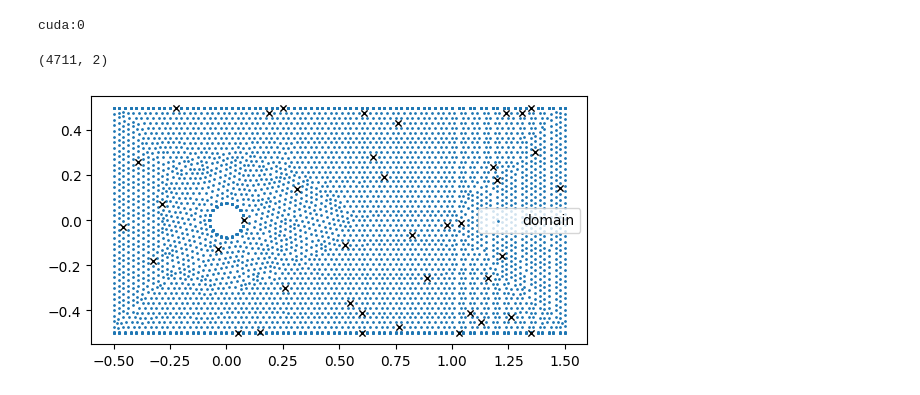
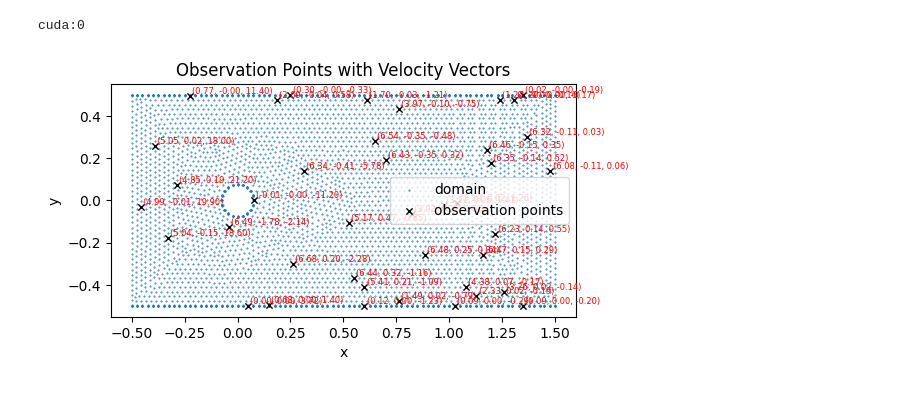
Before and after one commit to JMacoustic/prob2, a Jupyter notebook: NV_inverse_skeleton.ipynb, the cells around one changed output. Saved outputs shown, nothing was run; the diff lists cells and outputs as text; code cells hidden in the pictures.

```diff
--- a/NV_inverse_skeleton.ipynb
+++ b/NV_inverse_skeleton.ipynb
@@ -30,25 +30,31 @@ def set_seed(seed):
 
 set_seed(42)
 # %%
+domain_path = "data/domain.csv"
+domain_obs_path = "data/domain_obs.csv"
+data_obs_path = "data/measurements_obs.csv"
 
-domain_path = "./domain.csv"
-domain_obs_path = "./domain_obs.csv"
-data_obs_path = "./measurements_obs.csv"
+domain = np.loadtxt(domain_path, delimiter=",", skiprows=1)
+domain_obs = np.loadtxt(domain_obs_path, delimiter=",", skiprows=1)
+data_obs = np.loadtxt(data_obs_path, delimiter=",", skiprows=1)
 
-domain = np.loadtxt(domain_path, delimiter=",", skiprows = 1)
-domain_obs = np.loadtxt(domain_obs_path, delimiter=",", skiprows = 1)
-data_obs = np.loadtxt(data_obs_path, delimiter=",", skiprows = 1)
+plt.figure(figsize=(6,6))
+plt.scatter(domain[:, 0], domain[:, 1], s=0.2, label='domain')
+plt.scatter(domain_obs[:, 0], domain_obs[:, 1], marker='x', linewidths=1, s=20, c='k', label='observation points')
 
-print(domain.shape)
+# Annotate with (vx, vy)
+for i in range(len(domain_obs)):
+    x, y = domain_obs[i]
+    vx, vy, p = data_obs[i, 0], data_obs[i, 1], data_obs[i, 2]
+    plt.text(x + 0.01, y + 0.01, f"({vx:.2f}, {vy:.2f}, {p:.2f})", fontsize=6, color='red')
 
-plt.scatter(domain[:, 0], domain[:, 1], s = 1, label = 'domain')
-plt.scatter(domain_obs[:, 0], domain_obs[:, 1], marker = 'x', linewidths = 1, s = 20, c = 'k')
 plt.axis('scaled')
-plt.legend()
+plt.title("Observation Points with Velocity Vectors")
+plt.xlabel("x")
+plt.ylabel("y")
 plt.show()
 # %% [output]
-(4711, 2)
-[figure, old version]
+[figure, new version]
 # %%
 # boundary conditions
 Lout = 1.5
```
Also changed, not shown: 17 other files.
